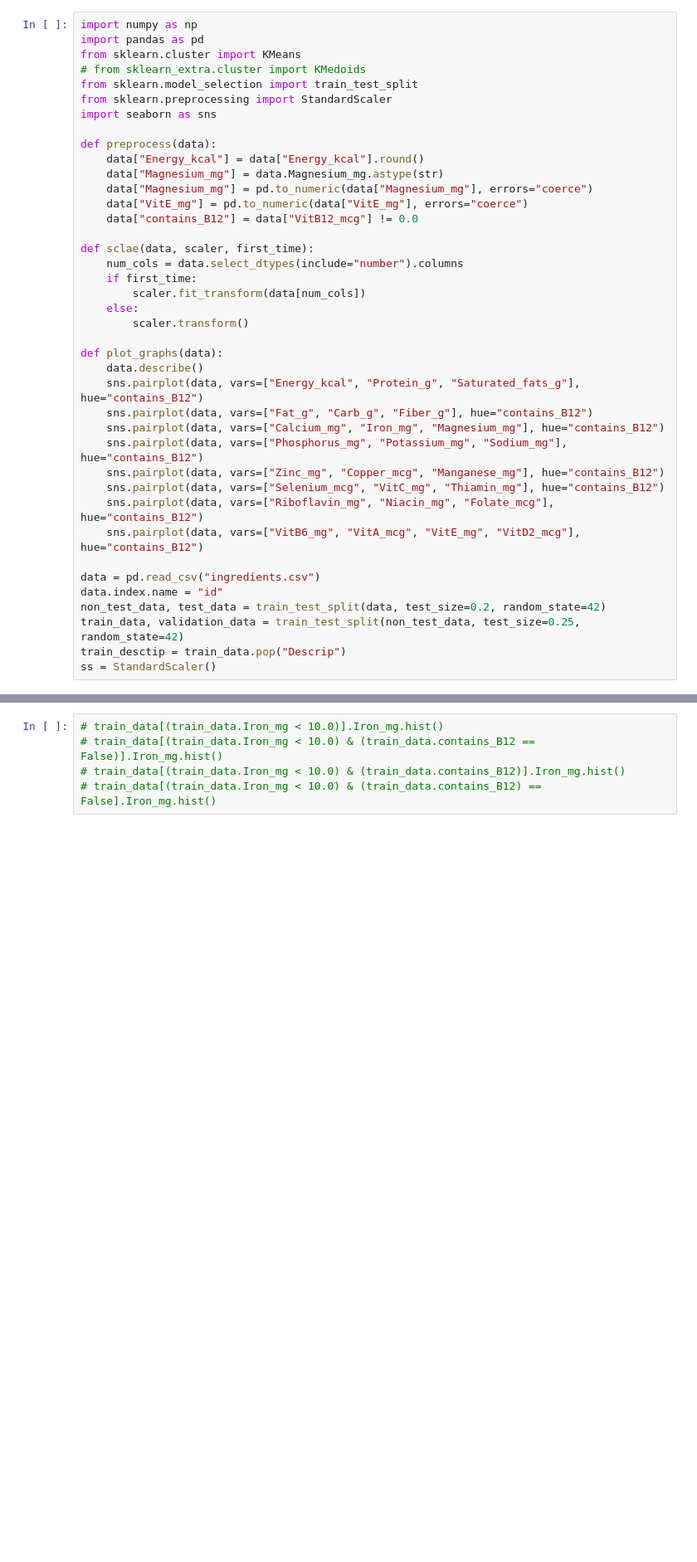
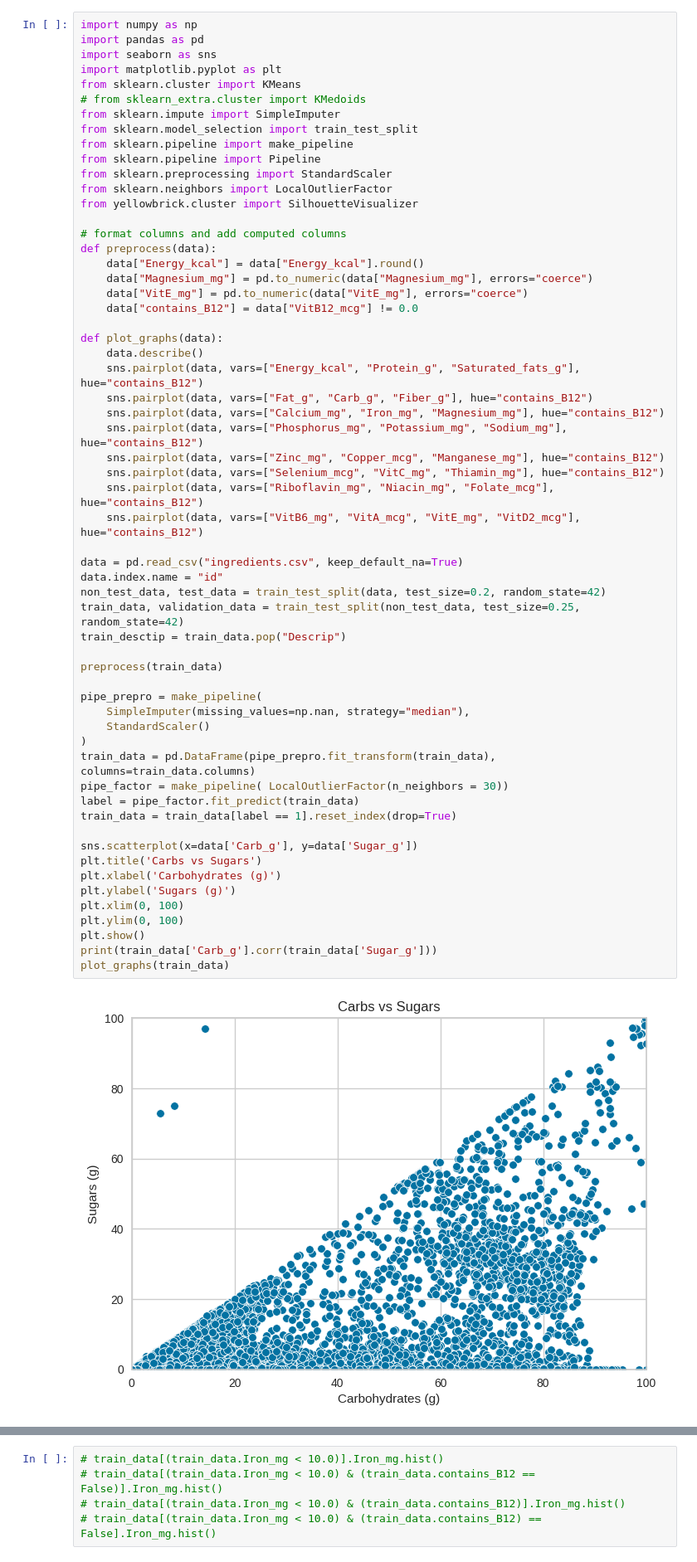
Before and after one commit to JiriHorirek/food_ingredients, a Jupyter notebook: clustering.ipynb, the cells around one changed output, grey strips where cells are left out. Shown at 83% size. Drawn from its saved outputs; the diff is of its cells as text; blank space fills up the shorter version.

```diff
--- a/clustering.ipynb
+++ b/clustering.ipynb
@@ -1,40 +1,61 @@
 # %%
 import numpy as np
 import pandas as pd
+import seaborn as sns
+import matplotlib.pyplot as plt
 from sklearn.cluster import KMeans
 # from sklearn_extra.cluster import KMedoids
+from sklearn.impute import SimpleImputer
 from sklearn.model_selection import train_test_split
+from sklearn.pipeline import make_pipeline
+from sklearn.pipeline import Pipeline
 from sklearn.preprocessing import StandardScaler
-import seaborn as sns
+from sklearn.neighbors import LocalOutlierFactor
+from yellowbrick.cluster import SilhouetteVisualizer
 
+# format columns and add computed columns
 def preprocess(data):
     data["Energy_kcal"] = data["Energy_kcal"].round()
-    data["Magnesium_mg"] = data.Magnesium_mg.astype(str)
     data["Magnesium_mg"] = pd.to_numeric(data["Magnesium_mg"], errors="coerce")
     data["VitE_mg"] = pd.to_numeric(data["VitE_mg"], errors="coerce")
     data["contains_B12"] = data["VitB12_mcg"] != 0.0
-
-def sclae(data, scaler, first_time):
-    num_cols = data.select_dtypes(include="number").columns
-    if first_time:
-        scaler.fit_transform(data[num_cols])
-    else:
-        scaler.transform()
 
 def plot_graphs(data):
     data.describe()
     sns.pairplot(data, vars=["Energy_kcal", "Protein_g", "Saturated_fats_g"], hue="contains_B12")
     sns.pairplot(data, vars=["Fat_g", "Carb_g", "Fiber_g"], hue="contains_B12")
     sns.pairplot(data, vars=["Calcium_mg", "Iron_mg", "Magnesium_mg"], hue="contains_B12")
     sns.pairplot(data, vars=["Phosphorus_mg", "Potassium_mg", "Sodium_mg"], hue="contains_B12")
     sns.pairplot(data, vars=["Zinc_mg", "Copper_mcg", "Manganese_mg"], hue="contains_B12")
     sns.pairplot(data, vars=["Selenium_mcg", "VitC_mg", "Thiamin_mg"], hue="contains_B12")
     sns.pairplot(data, vars=["Riboflavin_mg", "Niacin_mg", "Folate_mcg"], hue="contains_B12")
     sns.pairplot(data, vars=["VitB6_mg", "VitA_mcg", "VitE_mg", "VitD2_mcg"], hue="contains_B12")
 
-data = pd.read_csv("ingredients.csv")
+data = pd.read_csv("ingredients.csv", keep_default_na=True)
 data.index.name = "id"
 non_test_data, test_data = train_test_split(data, test_size=0.2, random_state=42)
 train_data, validation_data = train_test_split(non_test_data, test_size=0.25, random_state=42)
 train_desctip = train_data.pop("Descrip")
-ss = StandardScaler()
+
+preprocess(train_data)
+
+pipe_prepro = make_pipeline(
+    SimpleImputer(missing_values=np.nan, strategy="median"),
+    StandardScaler()
+)
+train_data = pd.DataFrame(pipe_prepro.fit_transform(train_data), columns=train_data.columns)
+pipe_factor = make_pipeline( LocalOutlierFactor(n_neighbors = 30))
+label = pipe_factor.fit_predict(train_data)
+train_data = train_data[label == 1].reset_index(drop=True)
+
+sns.scatterplot(x=data['Carb_g'], y=data['Sugar_g'])
+plt.title('Carbs vs Sugars')
+plt.xlabel('Carbohydrates (g)')
+plt.ylabel('Sugars (g)')
+plt.xlim(0, 100)
+plt.ylim(0, 100)
+plt.show()
+print(train_data['Carb_g'].corr(train_data['Sugar_g']))
+plot_graphs(train_data)
+# %% [output]
+[figure, added]
```
Also changed, not shown: parts of 6 cells of this notebook.
